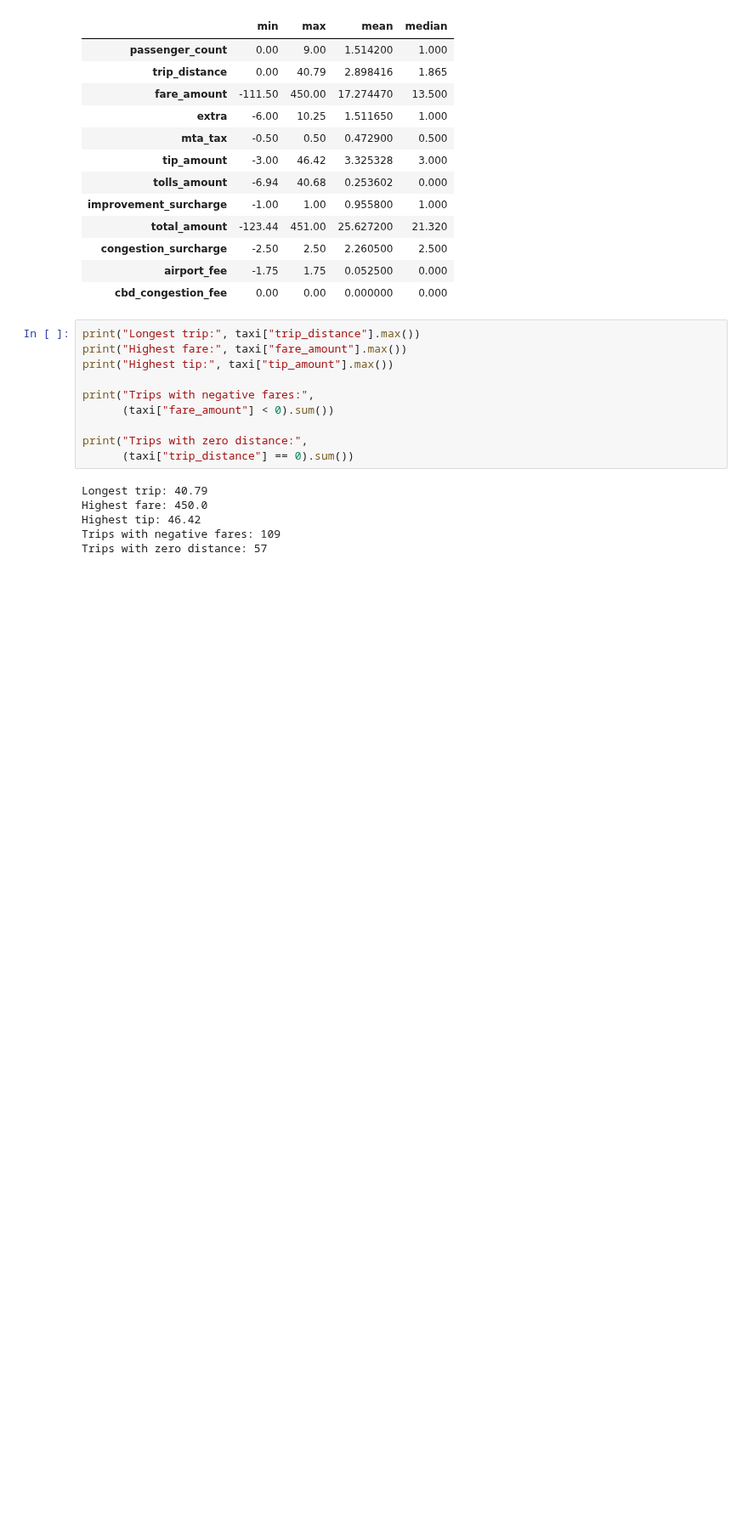
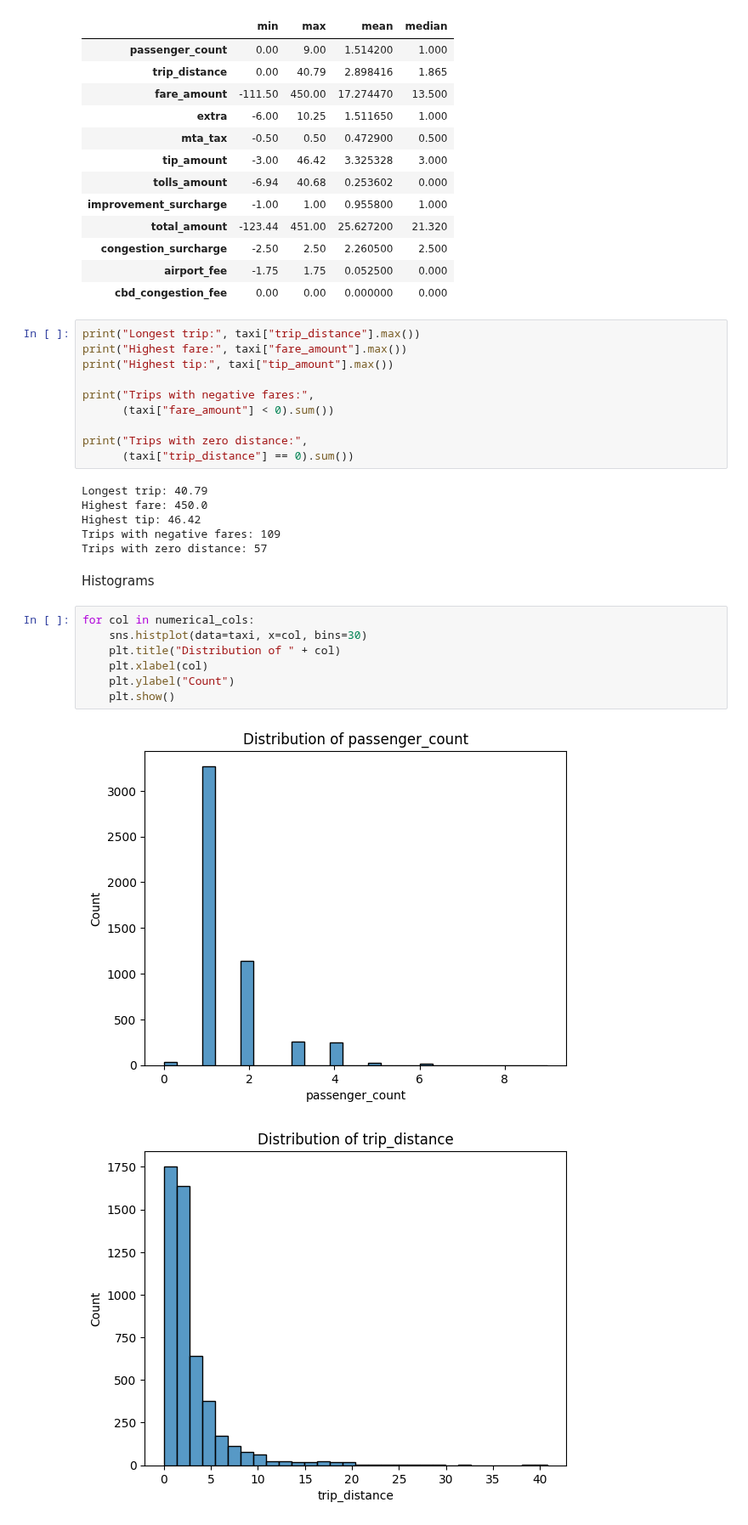
Before and after one commit to tasm3/cs460-data-scienc, a Jupyter notebook: nyc_taxi_eda.ipynb, the cells around one changed output. Shown at 85% size. Saved outputs shown, nothing was run; the diff lists cells and outputs as text; blank space fills up the shorter version.

Commit message:
numerical histograms and observations

```diff
--- a/nyc_taxi_eda.ipynb
+++ b/nyc_taxi_eda.ipynb
@@ -188,3 +188,15 @@ Highest fare: 450.0
 Highest tip: 46.42
 Trips with negative fares: 109
 Trips with zero distance: 57
+# %% [markdown]
+Histograms
+# %%
+for col in numerical_cols:
+    sns.histplot(data=taxi, x=col, bins=30)
+    plt.title("Distribution of " + col)
+    plt.xlabel(col)
+    plt.ylabel("Count")
+    plt.show()
+# %% [output]
+[figure, added]
+[figure, added]
```
Also changed, not shown: parts of 2 cells of this notebook.
